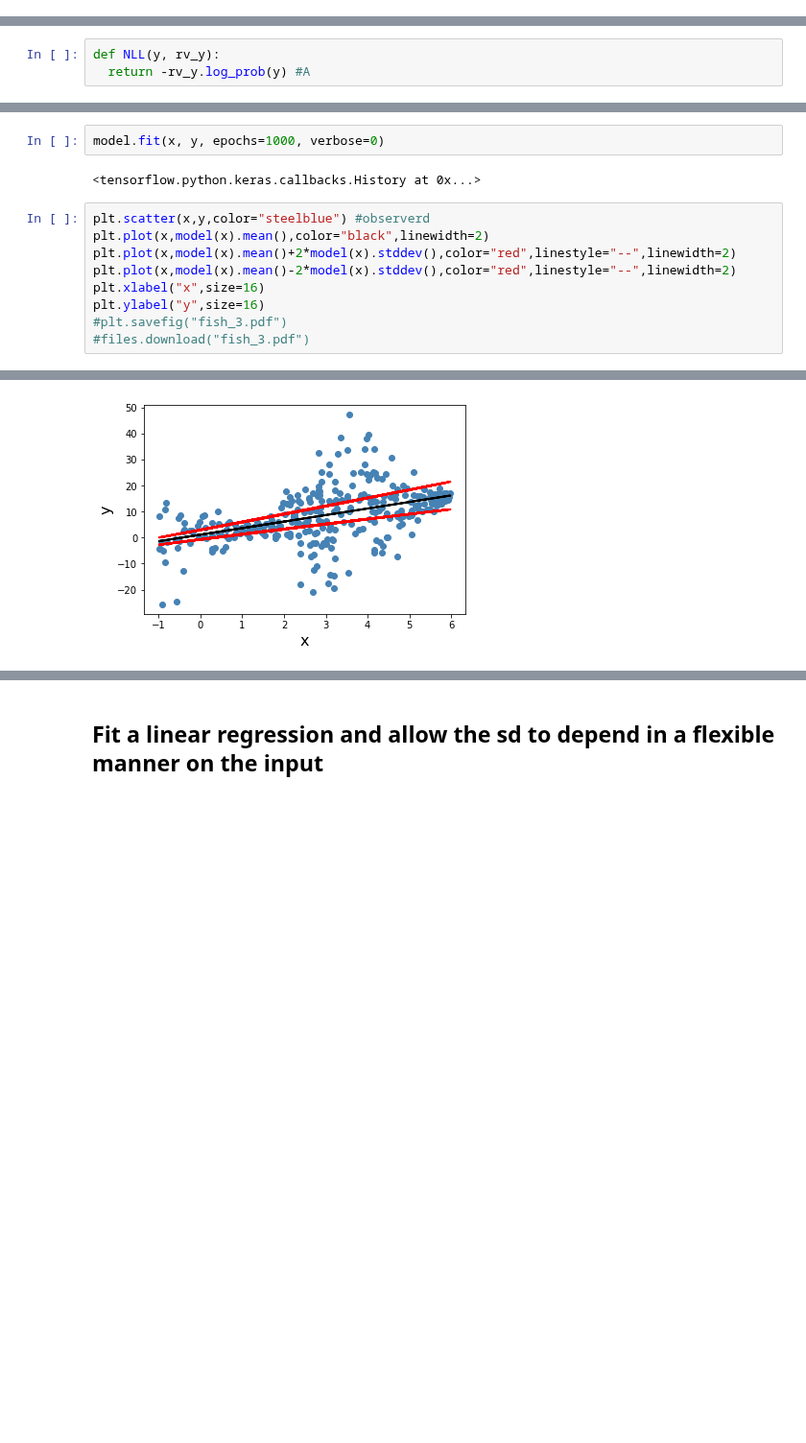
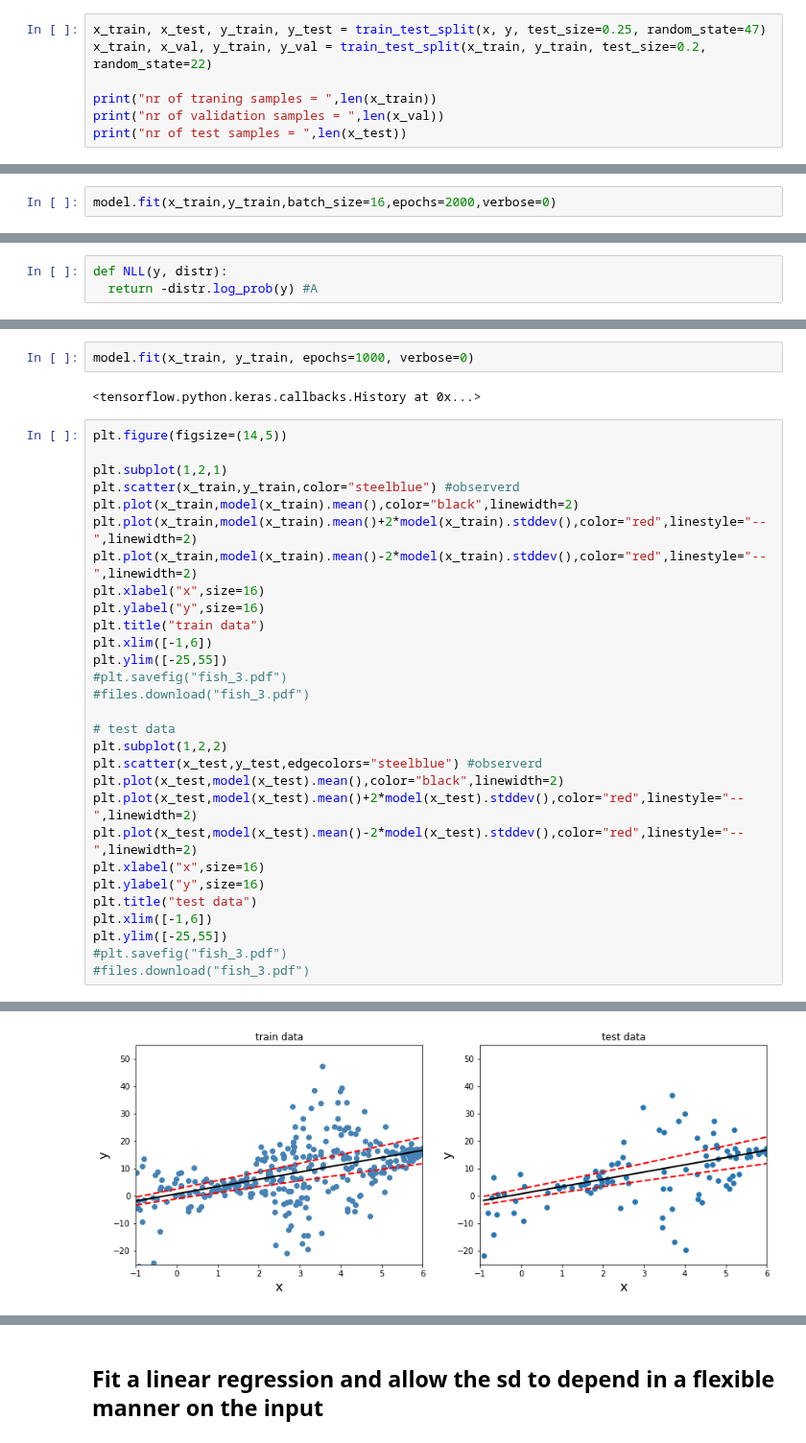
Before and after one commit to tensorchiefs/dl_book, a Jupyter notebook: chapter_05/fish_data_for_chapter_5.ipynb, the cells around one changed output, grey strips where cells are left out. Shown at 96% size. Drawn from its saved outputs; the diff is of its cells as text; blank space fills up the shorter version.

```diff
--- a/chapter_05/fish_data_for_chapter_5.ipynb
+++ b/chapter_05/fish_data_for_chapter_5.ipynb
@@ -193,0 +121,7 @@ Text(0, 0.5, 'y')
+# %%
+x_train, x_test, y_train, y_test = train_test_split(x, y, test_size=0.25, random_state=47)
+x_train, x_val, y_train, y_val = train_test_split(x_train, y_train, test_size=0.2, random_state=22)
+
+print("nr of traning samples = ",len(x_train))
+print("nr of validation samples = ",len(x_val))
+print("nr of test samples = ",len(x_test))
@@ -193,0 +198,2 @@ Text(0, 0.5, 'y')
+# %%
+model.fit(x_train,y_train,batch_size=16,epochs=2000,verbose=0)
@@ -194,8 +233,8 @@ Text(0, 0.5, 'y')
 # %% [markdown]
 ## Fit linear regression allow the sd to depend in a monotonic way on the input
 # %%
-def NLL(y, rv_y):
-  return -rv_y.log_prob(y) #A
+def NLL(y, distr):
+  return -distr.log_prob(y) #A
 # %%
 # montonic sd change
 model = tf.keras.Sequential()
@@ -220,16 +259,36 @@ Trainable params: 4
 Non-trainable params: 0
 _________________________________________________________________
 # %%
-model.fit(x, y, epochs=1000, verbose=0)
+model.fit(x_train, y_train, epochs=1000, verbose=0)
 # %% [output]
 <tensorflow.python.keras.callbacks.History at 0x...>
 # %%
-plt.scatter(x,y,color="steelblue") #observerd
-plt.plot(x,model(x).mean(),color="black",linewidth=2)
-plt.plot(x,model(x).mean()+2*model(x).stddev(),color="red",linestyle="--",linewidth=2)
-plt.plot(x,model(x).mean()-2*model(x).stddev(),color="red",linestyle="--",linewidth=2)
+plt.figure(figsize=(14,5))
+
+plt.subplot(1,2,1)
+plt.scatter(x_train,y_train,color="steelblue") #observerd
+plt.plot(x_train,model(x_train).mean(),color="black",linewidth=2)
+plt.plot(x_train,model(x_train).mean()+2*model(x_train).stddev(),color="red",linestyle="--",linewidth=2)
+plt.plot(x_train,model(x_train).mean()-2*model(x_train).stddev(),color="red",linestyle="--",linewidth=2)
 plt.xlabel("x",size=16)
 plt.ylabel("y",size=16)
+plt.title("train data")
+plt.xlim([-1,6])
+plt.ylim([-25,55])
 #plt.savefig("fish_3.pdf")
 #files.download("fish_3.pdf")
+
+# test data
+plt.subplot(1,2,2)
+plt.scatter(x_test,y_test,edgecolors="steelblue") #observerd
+plt.plot(x_test,model(x_test).mean(),color="black",linewidth=2)
+plt.plot(x_test,model(x_test).mean()+2*model(x_test).stddev(),color="red",linestyle="--",linewidth=2)
+plt.plot(x_test,model(x_test).mean()-2*model(x_test).stddev(),color="red",linestyle="--",linewidth=2)
+plt.xlabel("x",size=16)
+plt.ylabel("y",size=16)
+plt.title("test data")
+plt.xlim([-1,6])
+plt.ylim([-25,55])
+#plt.savefig("fish_3.pdf")
+#files.download("fish_3.pdf")
 # %% [output]
@@ -237 +296 @@ Text(0, 0.5, 'y')
-[figure, old version]
+[figure, new version]
```
Also changed, not shown: parts of 75 cells of this notebook.
